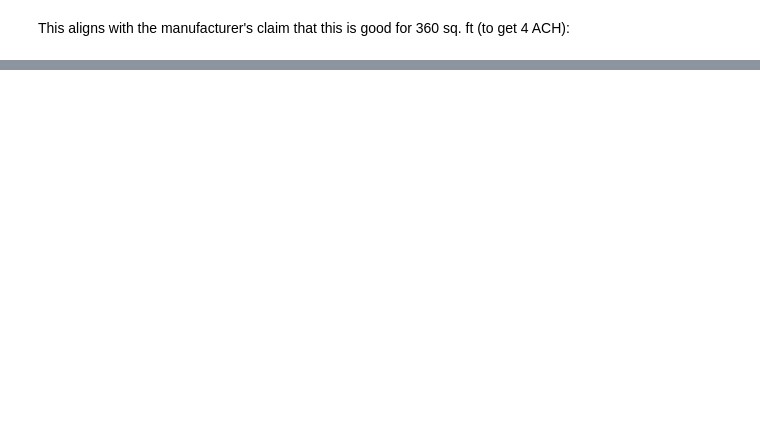
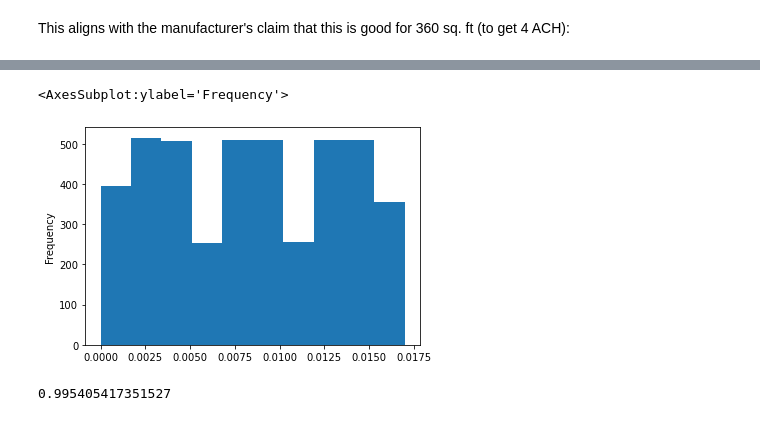
Before and after one commit to Edderic/graphica, a Jupyter notebook: notebooks/air_cleaning_experiments/air_cleaning_experiments.ipynb, the cells around one changed output, grey strips where cells are left out. Saved outputs shown, nothing was run; the diff lists cells and outputs as text; code cells hidden in the pictures; blank space fills up the shorter version.

```diff
--- a/notebooks/air_cleaning_experiments/air_cleaning_experiments.ipynb
+++ b/notebooks/air_cleaning_experiments/air_cleaning_experiments.ipynb
@@ -1320,0 +1459,30 @@ i
+# %%
+def generate_power_df(
+    cadr_cfps_range=np.arange(0,12,0.1),
+    room_volume=list(range(690, 726))
+):
+    collection = []
+
+    df_1 = pd.DataFrame(
+        {
+            'cadr_cfps': cadr_cfps_range,
+            'join_col': 1
+        }
+    )
+
+    df_2 = pd.DataFrame(
+        {
+            'room_vol': room_volume,
+            'join_col': 1
+        }
+    )
+
+    merged = df_1.merge(df_2, on='join_col')
+
+    merged['power'] = (merged['cadr_cfps'] / merged['room_vol']).round(3)
+    merged['value'] = 1.0
+
+    return merged.drop(columns=['join_col'])
+# %%
+power_df = generate_power_df()
+power_df
@@ -1320,0 +1512,9 @@ i
+# %%
+power_df['power'].plot.hist()
+# %% [output]
+<AxesSubplot:ylabel='Frequency'>
+[figure, added]
+# %%
+0.01 ** 0.001
+# %% [output]
+0.995405417351527
```
Also changed, not shown: parts of 64 cells of this notebook.
